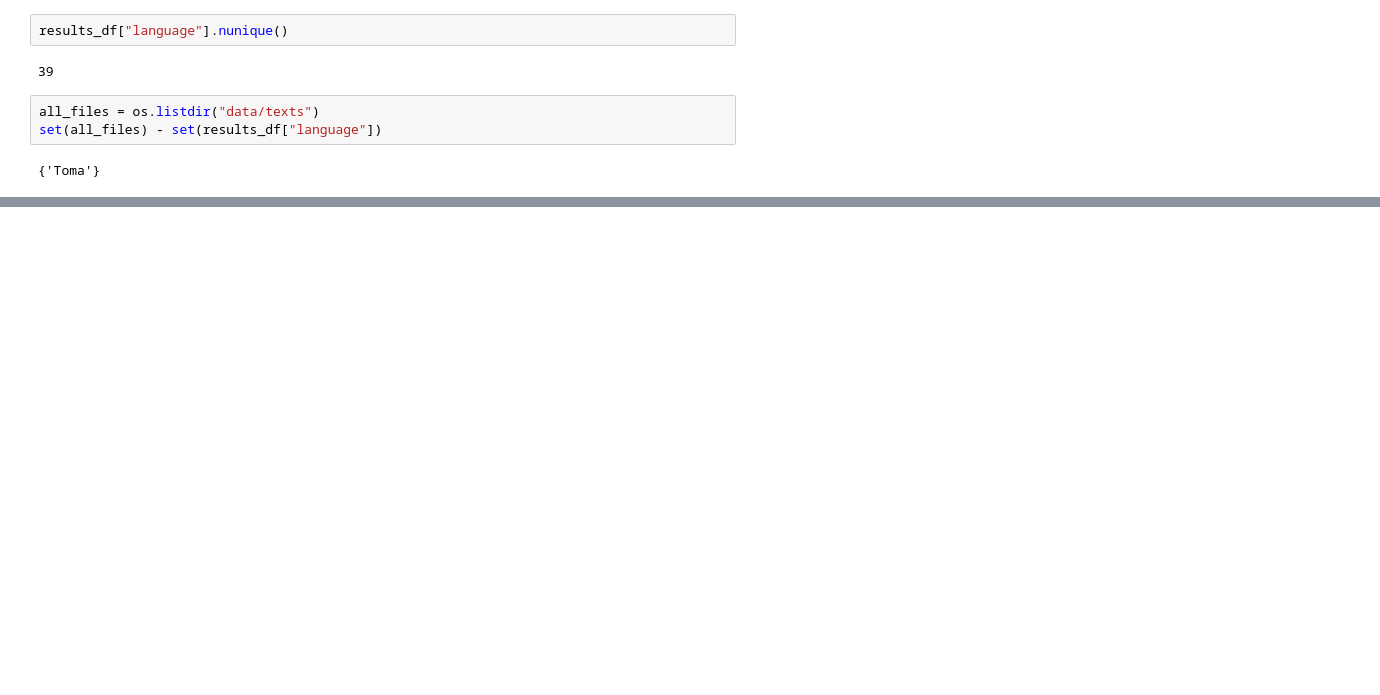
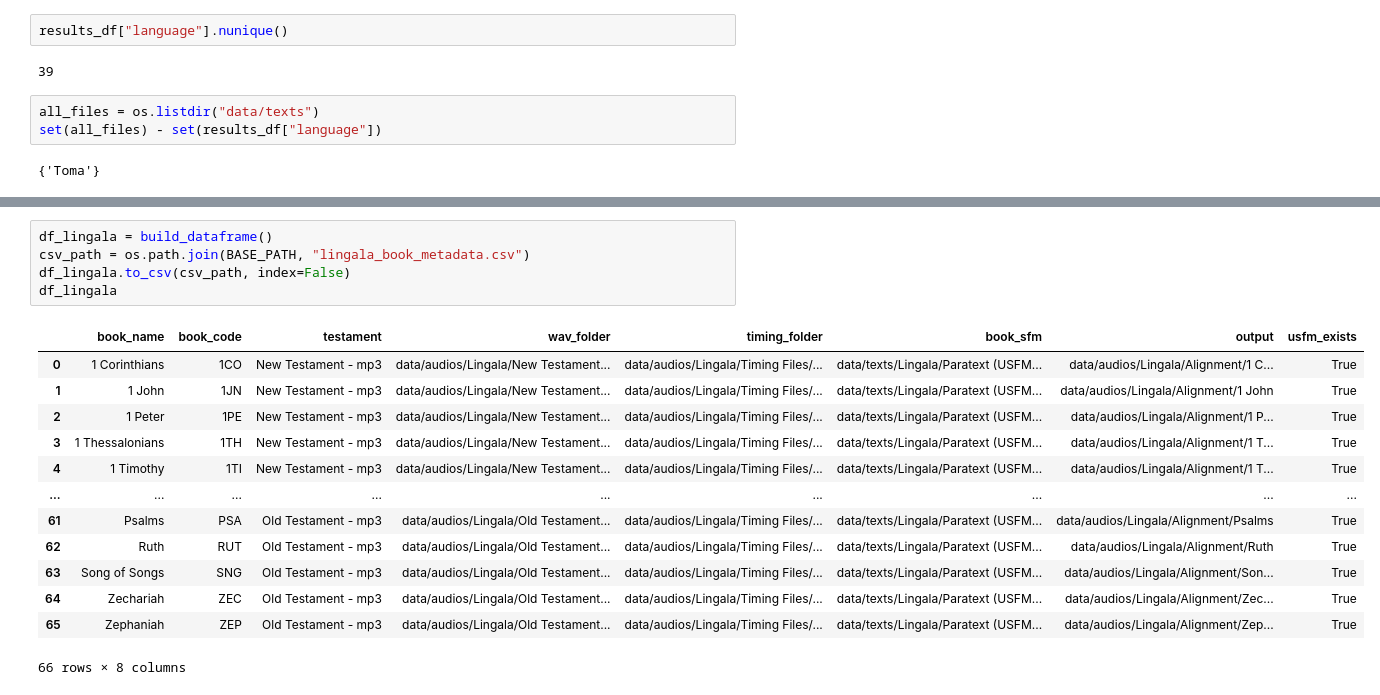
Before and after one commit to davidguzmanr/bible-tts-resources, a Jupyter notebook: dev.ipynb, the cells around one changed output, grey strips where cells are left out. Drawn from its saved outputs; the diff is of its cells as text; blank space fills up the shorter version.

```diff
--- a/dev.ipynb
+++ b/dev.ipynb
@@ -206,0 +533,19 @@ Languages: 39
+# %%
+df_lingala = build_dataframe()
+csv_path = os.path.join(BASE_PATH, "lingala_book_metadata.csv")
+df_lingala.to_csv(csv_path, index=False)
+df_lingala
+# %% [output]
+|  | book_name | book_code | testament | wav_folder | timing_folder | book_sfm | output | usfm_exists |
+| 0 | 1 Corinthians | 1CO | New Testament - mp3 | data/audios/Lingala/New Testament... | data/audios/Lingala/Timing Files/... | data/texts/Lingala/Paratext (USFM... | data/audios/Lingala/Alignment/1 C... | True |
+| 1 | 1 John | 1JN | New Testament - mp3 | data/audios/Lingala/New Testament... | data/audios/Lingala/Timing Files/... | data/texts/Lingala/Paratext (USFM... | data/audios/Lingala/Alignment/1 John | True |
+| 2 | 1 Peter | 1PE | New Testament - mp3 | data/audios/Lingala/New Testament... | data/audios/Lingala/Timing Files/... | data/texts/Lingala/Paratext (USFM... | data/audios/Lingala/Alignment/1 P... | True |
+| 3 | 1 Thessalonians | 1TH | New Testament - mp3 | data/audios/Lingala/New Testament... | data/audios/Lingala/Timing Files/... | data/texts/Lingala/Paratext (USFM... | data/audios/Lingala/Alignment/1 T... | True |
+| 4 | 1 Timothy | 1TI | New Testament - mp3 | data/audios/Lingala/New Testament... | data/audios/Lingala/Timing Files/... | data/texts/Lingala/Paratext (USFM... | data/audios/Lingala/Alignment/1 T... | True |
+| ... | ... | ... | ... | ... | ... | ... | ... | ... |
+| 61 | Psalms | PSA | Old Testament - mp3 | data/audios/Lingala/Old Testament... | data/audios/Lingala/Timing Files/... | data/texts/Lingala/Paratext (USFM... | data/audios/Lingala/Alignment/Psalms | True |
+| 62 | Ruth | RUT | Old Testament - mp3 | data/audios/Lingala/Old Testament... | data/audios/Lingala/Timing Files/... | data/texts/Lingala/Paratext (USFM... | data/audios/Lingala/Alignment/Ruth | True |
+| 63 | Song of Songs | SNG | Old Testament - mp3 | data/audios/Lingala/Old Testament... | data/audios/Lingala/Timing Files/... | data/texts/Lingala/Paratext (USFM... | data/audios/Lingala/Alignment/Son... | True |
+| 64 | Zechariah | ZEC | Old Testament - mp3 | data/audios/Lingala/Old Testament... | data/audios/Lingala/Timing Files/... | data/texts/Lingala/Paratext (USFM... | data/audios/Lingala/Alignment/Zec... | True |
+| 65 | Zephaniah | ZEP | Old Testament - mp3 | data/audios/Lingala/Old Testament... | data/audios/Lingala/Timing Files/... | data/texts/Lingala/Paratext (USFM... | data/audios/Lingala/Alignment/Zep... | True |
+66 rows × 8 columns
```
Also changed, not shown: parts of 22 cells of this notebook, 5 other files.
